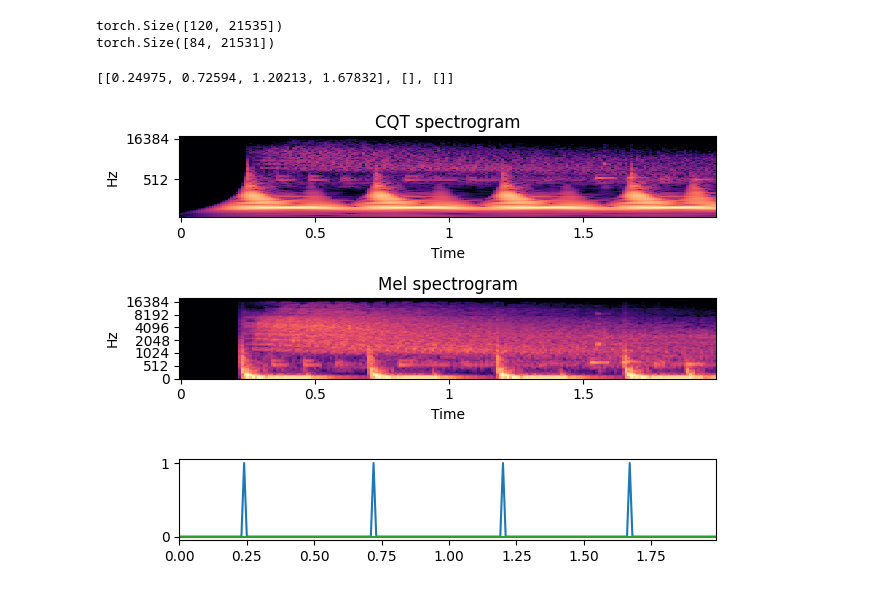
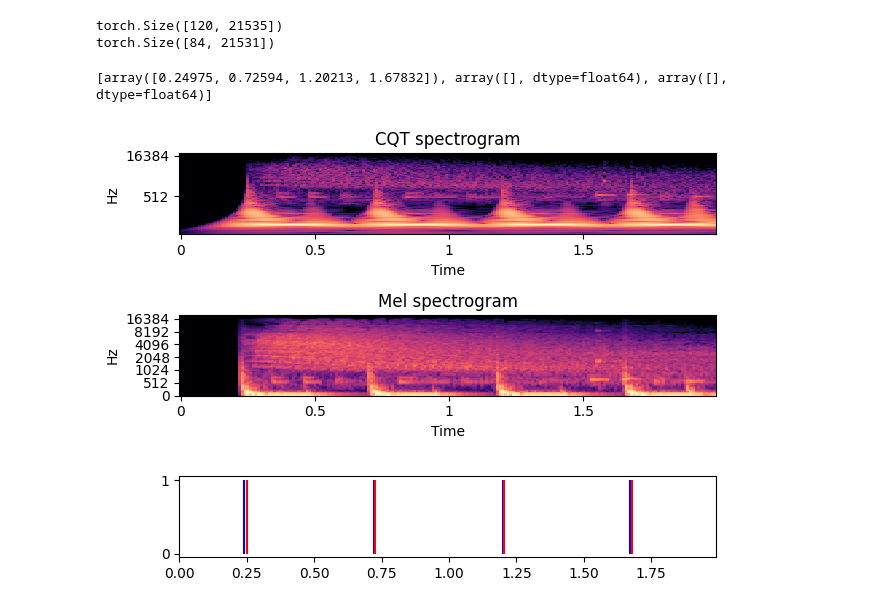
Before and after one commit to MarcelLieb/Automatic-Drum-Transcription, a Jupyter notebook: debug.ipynb, the cells around one changed output. Drawn from its saved outputs; the diff is of its cells as text; code cells hidden in the pictures.

Commit message:
improve label plotting

```diff
--- a/debug.ipynb
+++ b/debug.ipynb
@@ -242,10 +242,10 @@ rbma = RBMA_13(
     root="./data/rbma_13",
     audio_settings=audio_settings,
     annotation_settings=annotation_settings,
-    use_dataloader=True,
+    use_dataloader=False,
     is_train=False,
 )
 # %%
-_, labels, gt = rbma[2]
+mel_log, labels, gt = rbma[2]
 test_audio = load_audio(rbma.get_full_path("RBMA-13-Track-03"), audio_settings.sample_rate, audio_settings.normalize)
 gt = gt[2:]
@@ -290,42 +293,47 @@ torch.Size([120, 21535])
 torch.Size([84, 21531])
 # %%
 plot_range = slice(000, 200)
+
+gt_labels = [np.array([label - plot_range.start / 100 for label in cls if plot_range.start <= int(label * 100) <= plot_range.stop]) for cls in gt]
+print(gt_labels)
 
 db = librosa.amplitude_to_db(cqt_spec[:, plot_range], ref=np.max)
 fig, ax = plt.subplots(nrows=3)
 img = librosa.display.specshow(
     db,
     y_axis='cqt_hz',
     x_axis='time',
     ax=ax[0],
     sr=audio_settings.sample_rate,
     hop_length=audio_settings.hop_size,
     fmin=20,
     fmax=20000,
 )
 ax[0].set(title='CQT spectrogram')
 
-M = mel_spec[:, plot_range]
+M = mel_spec[:, plot_range].detach().numpy()
 M_db = librosa.power_to_db(M, ref=np.max)
 img = librosa.display.specshow(
     M_db,
     y_axis='mel',
     x_axis='time',
     ax=ax[1],
     sr=audio_settings.sample_rate,
     hop_length=audio_settings.hop_size,
     fmin=audio_settings.mel_min,
     fmax=audio_settings.mel_max
 )
 ax[1].set(title='Mel spectrogram')
 
-time = np.array([np.array(range(labels[plot_range].shape[0])) / 100] * 3).T
-ax[2].plot(time, labels[plot_range])
+time = np.array([np.array(range(labels[:, plot_range].shape[1])) / 100] * 3).T
+
+ax[0].vlines(time[labels[:, plot_range].T == 1], ymin=0, ymax=1)
+ax[1].vlines(time[labels[:, plot_range].T == 1], ymin=0, ymax=1)
+ax[2].vlines(time[labels[:, plot_range].T == 1], ymin=0, ymax=1, colors=["blue"])
+for cls in gt_labels:
+    ax[2].vlines(cls, ymin=0, ymax=1, colors=["red"])
 ax[2].set_xlim(left=0, right=time[-1][0])
 plt.tight_layout()
-
-gt_labels = [[label - plot_range.start / 100 for label in cls if plot_range.start <= int(label * 100) <= plot_range.stop] for cls in gt]
-print(gt_labels)
 # %% [output]
-[[0.24975, 0.72594, 1.20213, 1.67832], [], []]
+[array([0.24975, 0.72594, 1.20213, 1.67832]), array([], dtype=float64), array([], dtype=float64)]
-[figure, old version]
+[figure, new version]
```
Also changed, not shown: parts of 2 cells of this notebook.
